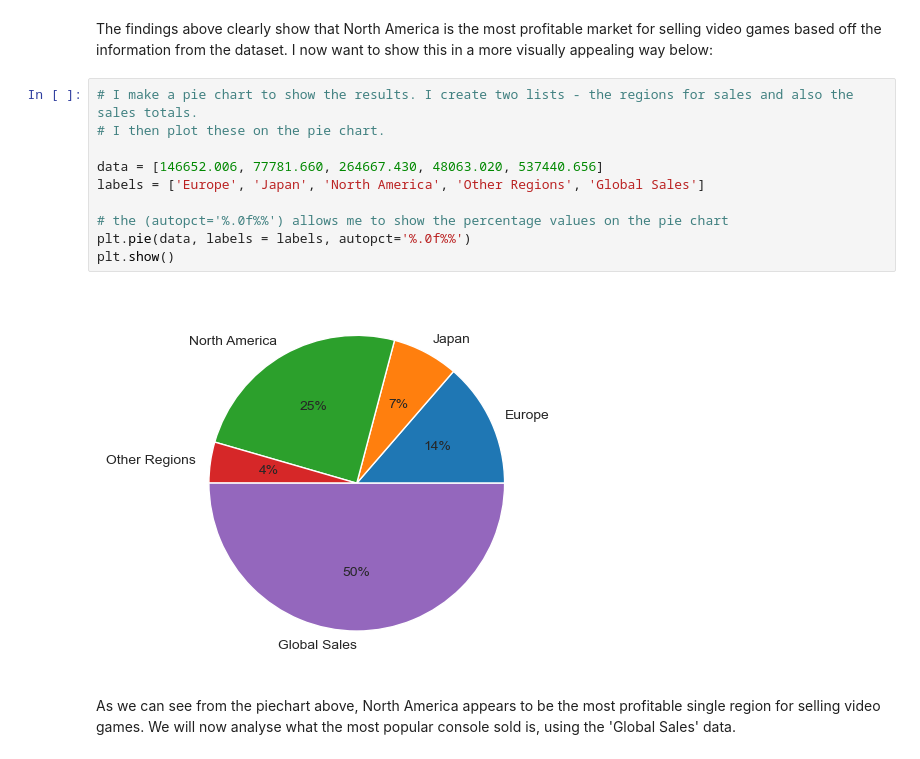
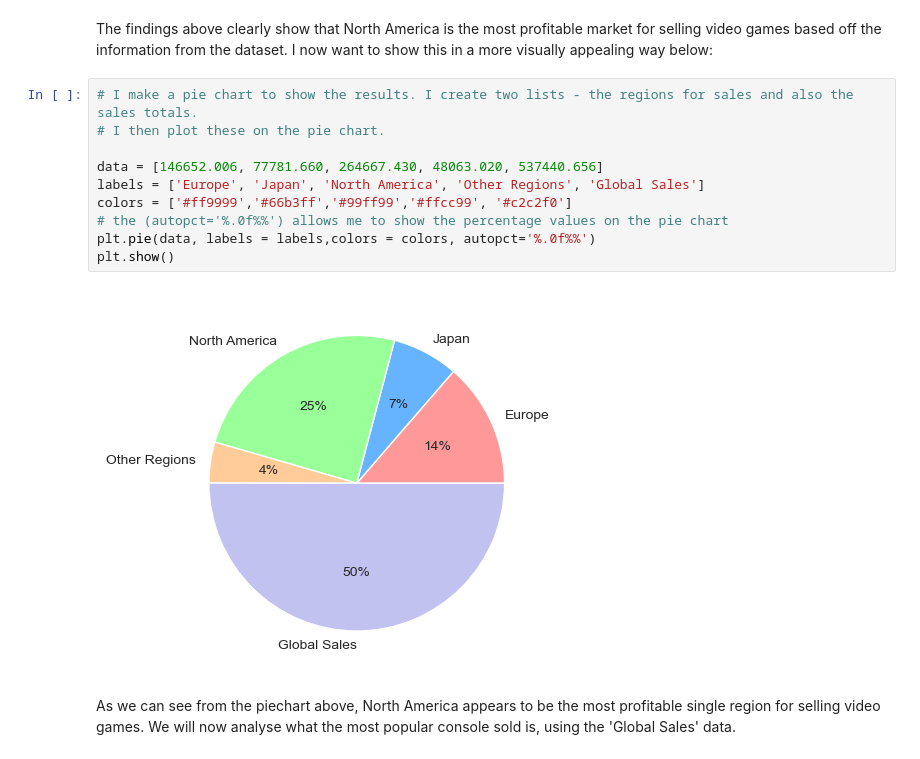
Before and after one commit to SeanE15/Programming-for-Data-Analysis, a Jupyter notebook: Assignment 1/PfDA Project 1.ipynb, the cells around one changed output. Saved outputs shown, nothing was run; the diff lists cells and outputs as text.

Commit message:
continue working on plots - confused by boxplot

```diff
--- a/Assignment 1/PfDA Project 1.ipynb
+++ b/Assignment 1/PfDA Project 1.ipynb
@@ -94,15 +94,15 @@ information from the dataset. I now want to show this in a more visually appeali
 # %%
 # I make a pie chart to show the results. I create two lists - the regions for sales and also the sales totals.
 # I then plot these on the pie chart.
 
 data = [146652.006, 77781.660, 264667.430, 48063.020, 537440.656]
 labels = ['Europe', 'Japan', 'North America', 'Other Regions', 'Global Sales']
-
+colors = ['#ff9999','#66b3ff','#99ff99','#ffcc99', '#c2c2f0']
 # the (autopct='%.0f%%') allows me to show the percentage values on the pie chart
-plt.pie(data, labels = labels, autopct='%.0f%%')
+plt.pie(data, labels = labels,colors = colors, autopct='%.0f%%')
 plt.show()
 # %% [output]
-[figure, old version]
+[figure, new version]
 # %% [markdown]
 As we can see from the piechart above, North America appears to be the most profitable single region for selling video games.
 We will now analyse what the most popular console sold is, using the 'Global Sales' data.
```
Also changed, not shown: parts of 4 cells of this notebook.
